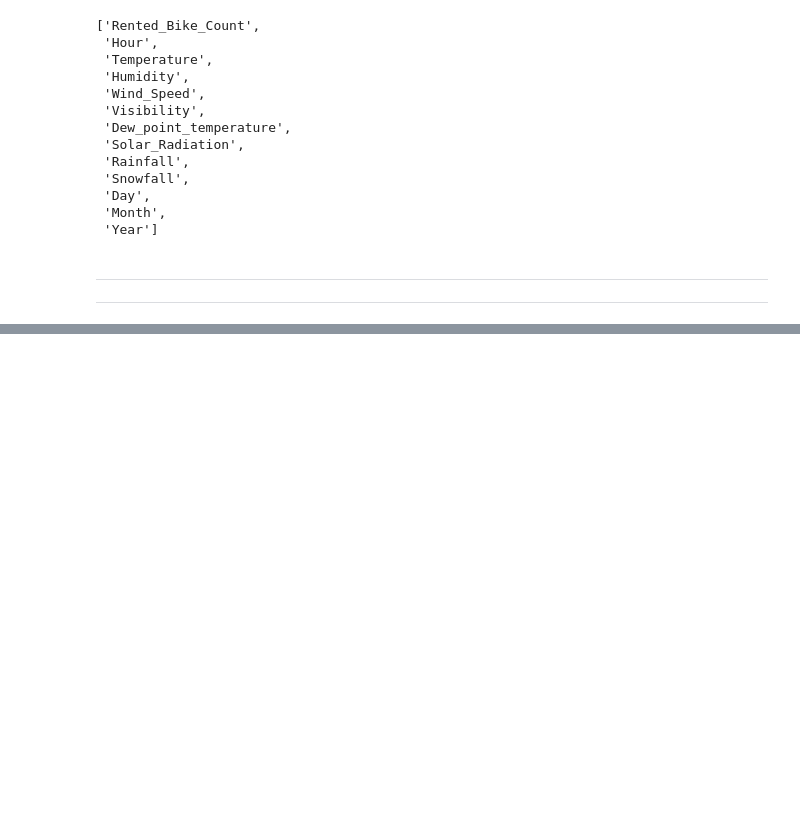
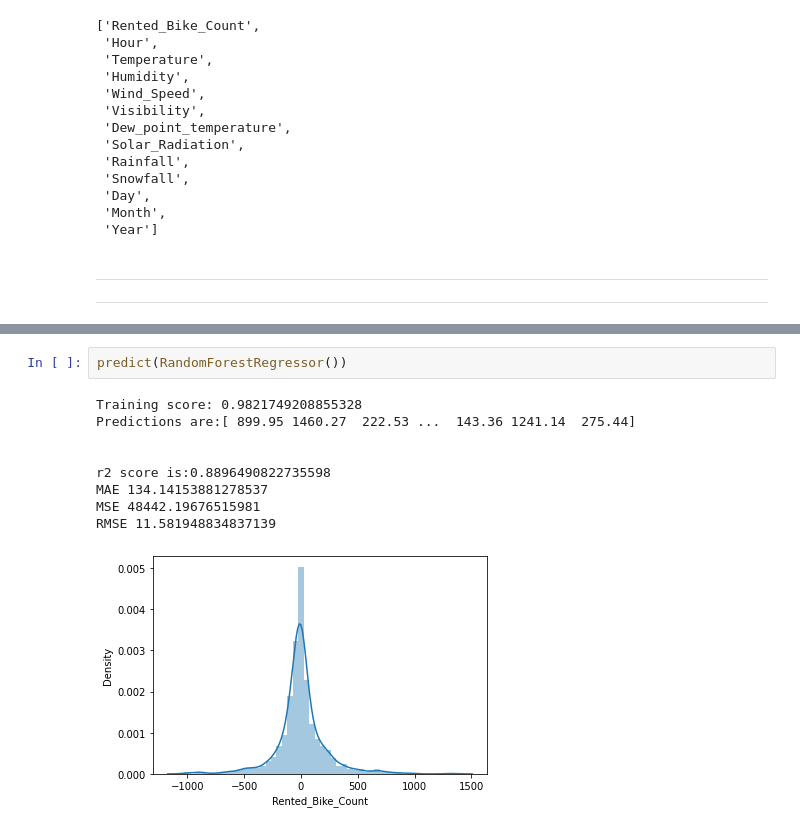
Before and after one commit to ramrakhyaniRiya/Capstone_2, a Jupyter notebook: Copy_of_Bike_Sharing_Demand_Prediction_Capstone_Project.ipynb, the cells around one changed output, grey strips where cells are left out. Cells and saved outputs as stored; diff of their text form; blank space fills up the shorter version.

```diff
--- a/Copy_of_Bike_Sharing_Demand_Prediction_Capstone_Project.ipynb
+++ b/Copy_of_Bike_Sharing_Demand_Prediction_Capstone_Project.ipynb
@@ -417,0 +595,12 @@ cont_col
+# %%
+predict(RandomForestRegressor())
+# %% [output]
+Training score: 0.9821749208855328
+Predictions are:[ 899.95 1460.27  222.53 ...  143.36 1241.14  275.44]
+
+
+r2 score is:0.8896490822735598
+MAE 134.14153881278537
+MSE 48442.19676515981
+RMSE 11.581948834837139
+[figure, added]
```
Also changed, not shown: parts of 17 cells of this notebook.
